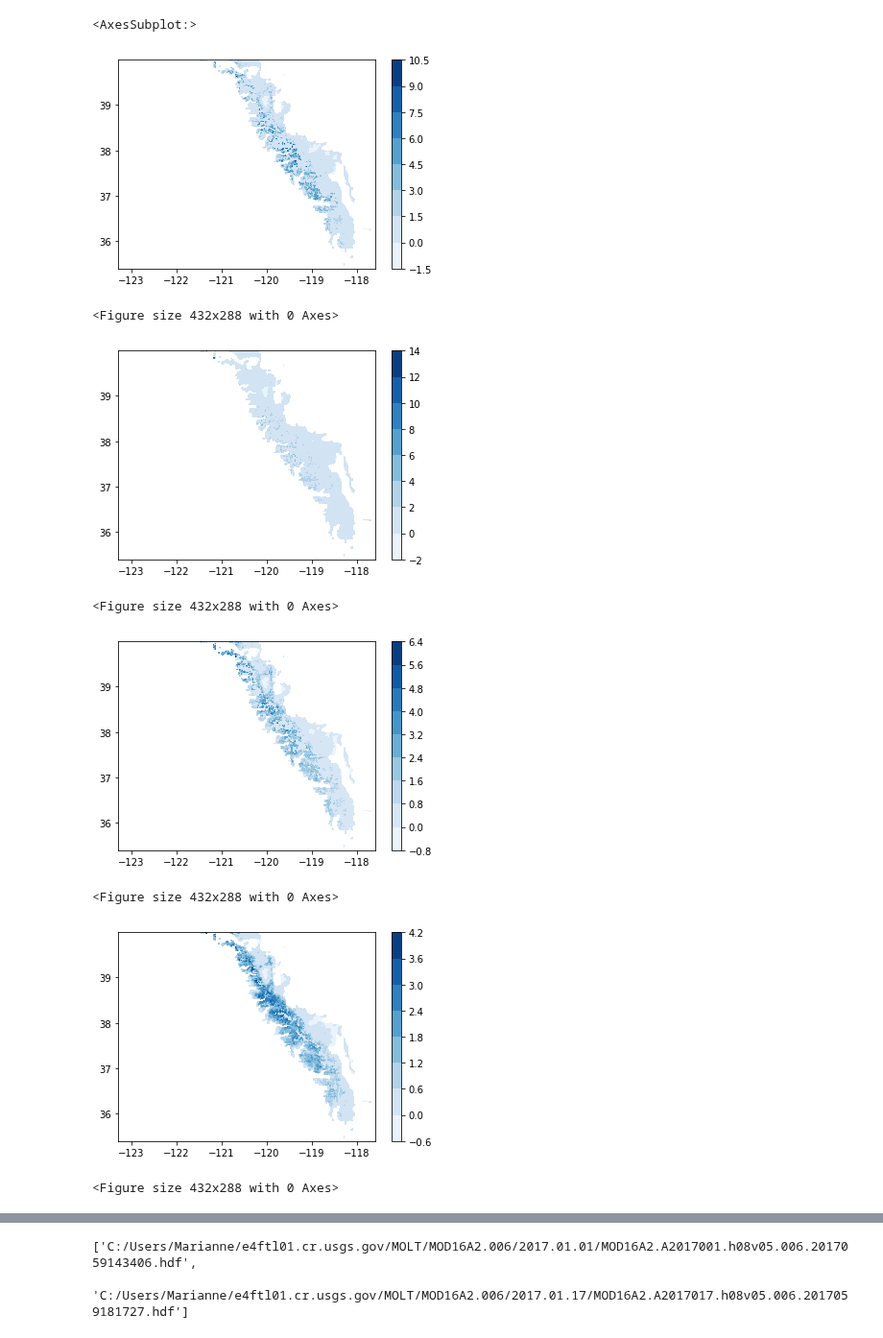
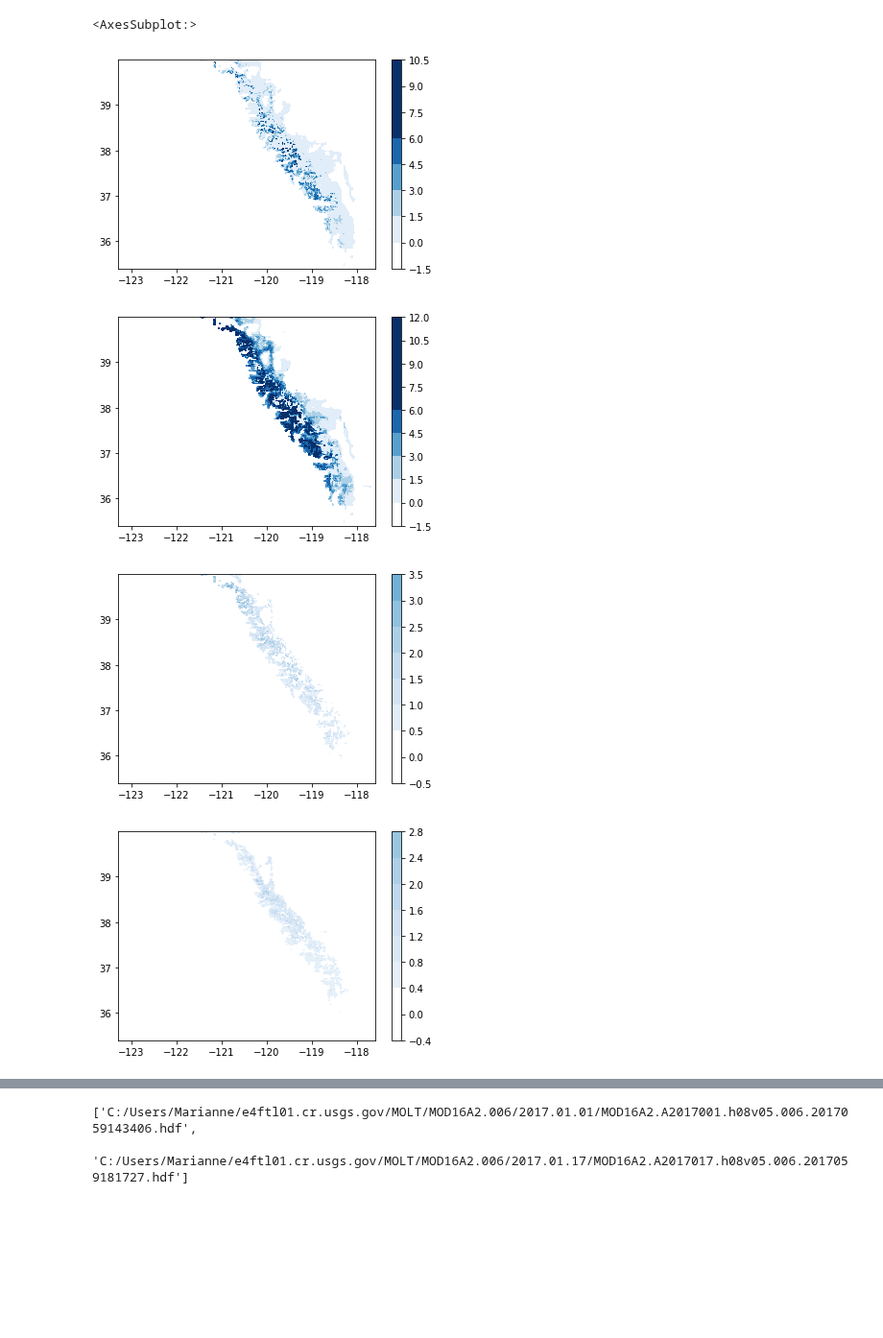
Before and after one commit to mariannecowherd/pe_snow_fires, a Jupyter notebook: scripts/pe_modis.ipynb, the cells around one changed output, grey strips where cells are left out. Shown at 96% size. Cells and saved outputs as stored; diff of their text form; code cells hidden in the pictures; blank space fills up the shorter version.

```diff
--- a/scripts/pe_modis.ipynb
+++ b/scripts/pe_modis.ipynb
@@ -161,46 +162,46 @@ rasterio.plot.show(out_img)
 max_dir = 'c:/users/marianne/documents/data/'
 mean_sai = []
 all_sai = []
+yrs = []
 import datetime as dt
 for yr in range(1985,2016):
     swe_max=rxr.open_rasterio(max_dir + 'max_swe'+str(yr)+'.tif')
     swe_max = swe_max.rio.write_crs('epsg:4326')
     target_date = dt.date(yr,10,1)+dt.timedelta(days=int(max_day[yr-1985]))
     target_string =str(target_date.year)+'.0'+str(target_date.month)
     try:
         f = [match for match in modis_files if target_string in match][0]
         pe = rxr.open_rasterio(f)
         pe = pe['PET_500m'].rio.reproject('epsg:4326')
         pe = pe.rio.write_crs('epsg:4236')
         min_x = np.nanmin(swe_max['x'])
         min_y = np.nanmin(swe_max['y'])
         max_x = np.nanmax(swe_max['x'])
         max_y = np.nanmax(pe['y'])
         pe_clip = pe.rio.clip_box(minx=min_x,miny=min_y,maxx=max_x,maxy=max_y)
         swe_rp=swe_max.rio.reproject_match(pe_clip,resampling=rasterio.enums.Resampling.cubic)
         test = swe_rp/pe_clip
-
+        test.rio.to_raster('data/sai_'+str(yr)+'.tif')
         #test = swe_rp
 
         #test[test<1]=np.nan
         x,y = np.meshgrid(test['x'],test['y'])
         z = test.values[0,:,:]
         z[z>32700]=0
         fig,ax=plt.subplots()
-        contourf_ = ax.contourf(x,y,z,cmap='Blues')
+        contourf_ = ax.contourf(x,y,z,cmap=newcmp,vmin=0,vmax=10)
         cbar =fig.colorbar(contourf_)
         mean_sai.append(np.nanmean(test))
-        all_sai.append(test)
-        plt.show()
+        tmp =test.values.flatten()
+        all_sai.append(tmp[tmp>0])
+        yrs.append(yr)
+        #plt.show()
         plt.savefig(homedir + 'figures/SAI_'+str(yr)+'.png')
+        plt.close()
     except:
         continue
 # %% [output]
-[figure, old version]
+[figure, new version]
-<Figure size 432x288 with 0 Axes>
-[figure, old version]
+[figure, new version]
-<Figure size 432x288 with 0 Axes>
-[figure, old version]
+[figure, new version]
-<Figure size 432x288 with 0 Axes>
-[figure, old version]
+[figure, new version]
-<Figure size 432x288 with 0 Axes>
```
Also changed, not shown: parts of 8 cells of this notebook.
